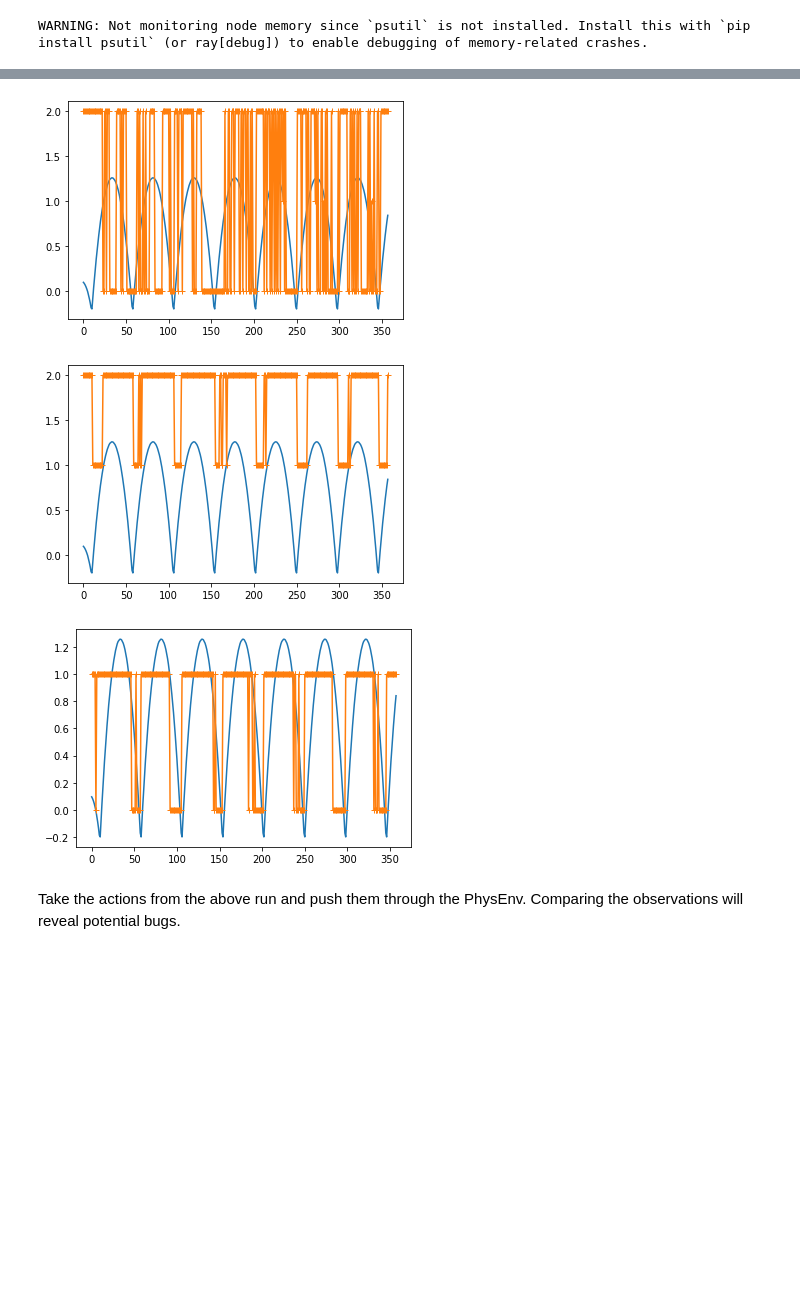
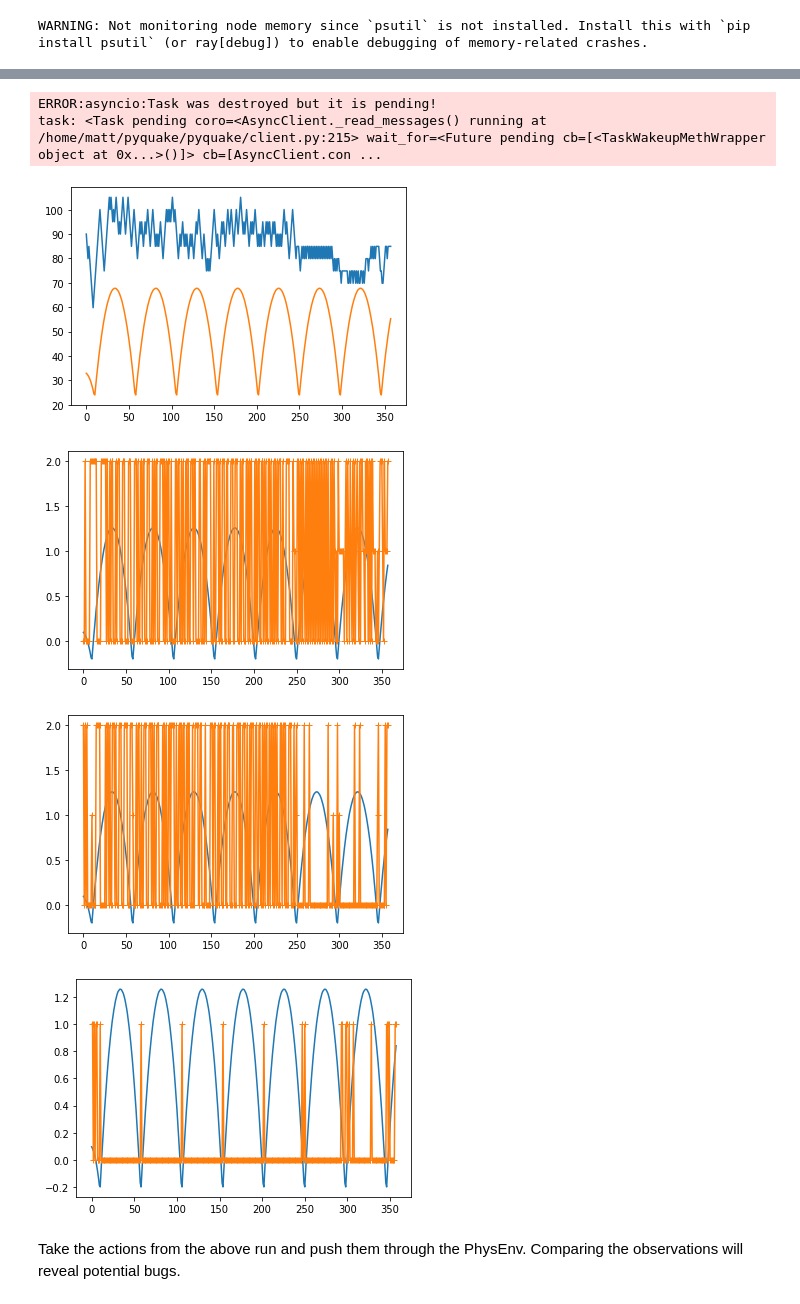
Before and after one commit to matthewearl/q1physrl, a Jupyter notebook: notebooks/RL client.ipynb, the cells around one changed output, grey strips where cells are left out. Cells and saved outputs as stored; diff of their text form; code cells hidden in the pictures; blank space fills up the shorter version.

```diff
--- a/notebooks/RL client.ipynb
+++ b/notebooks/RL client.ipynb
@@ -24,5 +25,5 @@ ray.init()
 # %%
-trainer = ray.rllib.agents.a3c.A2CTrainer(
+trainer = ray.rllib.agents.ppo.PPOTrainer(
     env=q1physrl.env.PhysEnv,
     config={"env_config": {"num_envs": 100}, "gamma": 0.9}
 )
@@ -46,5 +58,5 @@ trainer.restore(FNAME)
 # %%
-DEMO_FILE_NAME = "wr8.dem"
+DEMO_FILE_NAME = "wr13.dem"
 # %%
 import asyncio
 loop = asyncio.get_running_loop()
@@ -60,14 +68,23 @@ Exception:
 # %%
 obs, action = task.result()
+# %%
+obs *= q1physrl.env._OBS_SCALE
 # %%
+plt.plot(obs[:, 1])
+plt.plot(obs[:, 2])
+
+plt.show()
 for a in action.T:
-    plt.plot(obs[:, 1] / 30 - 1)
+    plt.plot(obs[:, 2] / 30 - 1)
     plt.plot(np.arange(len(a)), a, marker='+')
     plt.show()
 # %% [output]
+ERROR:asyncio:Task was destroyed but it is pending!
+task: <Task pending coro=<AsyncClient._read_messages() running at /home/matt/pyquake/pyquake/client.py:215> wait_for=<Future pending cb=[<TaskWakeupMethWrapper object at 0x...>()]> cb=[AsyncClient.con ...
-[figure, old version]
+[figure, new version]
-[figure, old version]
+[figure, new version]
-[figure, old version]
+[figure, new version]
+[figure, added]
 # %% [markdown]
 Take the actions from the above run and push them through the PhysEnv.
 Comparing the observations will reveal potential bugs.
```
Also changed, not shown: parts of 16 cells of this notebook, 2 other files.
